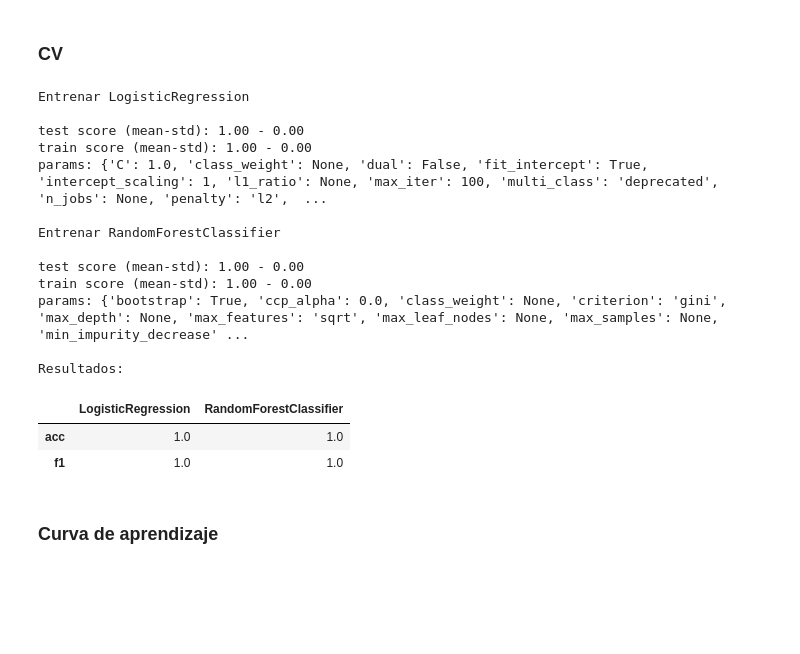
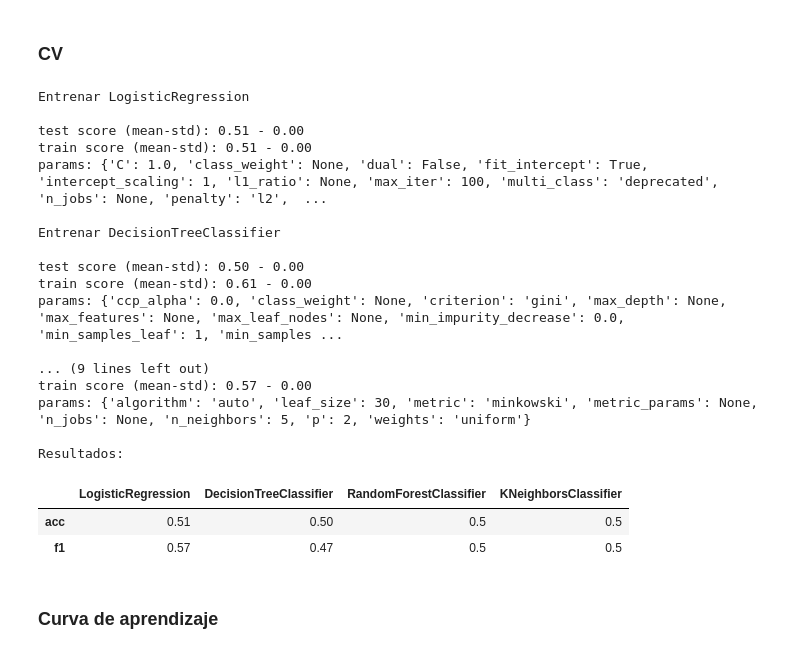
Before and after one commit to CarlosEsteve/Etapa3, a Jupyter notebook: src/Etapa_3.ipynb, the cells around one changed output. Saved outputs shown, nothing was run; the diff lists cells and outputs as text; code cells hidden in the pictures; blank space fills up the shorter version.

```diff
--- a/src/Etapa_3.ipynb
+++ b/src/Etapa_3.ipynb
@@ -1586,19 +2592,19 @@ Varianza de cada columna:
 # %%
-# Seleccionar características con varianza mayor a 5 o el valor que se desee, excluyendo target_column
+# # Seleccionar características con varianza mayor a 5 o el valor que se desee, excluyendo target_column
 
-from sklearn.feature_selection import VarianceThreshold
+# from sklearn.feature_selection import VarianceThreshold
 
 
-# Aplicar VarianceThreshold
-sel = VarianceThreshold(threshold=7)
-sel.fit(X)
+# # Aplicar VarianceThreshold
+# sel = VarianceThreshold(threshold=70000)
+# sel.fit(X)
 
-# Obtener las columnas que no son constantes
-no_constant_columns = X.columns[sel.get_support()]
-constant_columns = X.columns.drop(no_constant_columns)
+# # Obtener las columnas que no son constantes
+# no_constant_columns = X.columns[sel.get_support()]
+# constant_columns = X.columns.drop(no_constant_columns)
 
-print(headr("Columnas constantes:"), constant_columns)
+# print(headr("Columnas constantes:"), constant_columns)
 
-# Actualizar mantenimiento_const excluyendo las columnas constantes, pero manteniendo target_column
-mantenimiento_const = mantenimiento_df.drop(columns=[col for col in constant_columns if col != target_column])
-print(headr("Columnas finales:"), mantenimiento_const.columns)
+# # Actualizar mantenimiento_const excluyendo las columnas constantes, pero manteniendo target_column
+# mantenimiento_const = mantenimiento_df.drop(columns=[col for col in constant_columns if col != target_column])
+# print(headr("Columnas finales:"), mantenimiento_const.columns)
@@ -1616,5 +2612,5 @@ Columnas finales:
 ### Separamos el target
 # %%
 # Separar características y target
-X = mantenimiento_const.drop(target_column, axis=1)
-y = mantenimiento_const[target_column] # Se coje el target
+X = mantenimiento_const.drop(target_column, axis=1)     #df_mantenimiento.drop(target_column, axis=1)
+y = mantenimiento_dff[target_column] # Se coje el target
@@ -1670,12 +2670,11 @@ preprocessor = ColumnTransformer(
 
 pipelines = {
     "LogisticRegression": Pipeline([('preprocessor', preprocessor),('classifier', LogisticRegression())]),
-    "RandomForestClassifier": Pipeline([('preprocessor', preprocessor),('classifier', RandomForestClassifier(n_jobs=-1))]),
-    #"GradientBoostingClassifier": Pipeline([('preprocessor', preprocessor),('classifier', GradientBoostingClassifier())]),
-    #"DecisionTreeClassifier": Pipeline([('preprocessor', preprocessor),('classifier', DecisionTreeClassifier())]),
-    #"KNeighborsClassifier": Pipeline([('preprocessor', preprocessor),('classifier', KNeighborsClassifier())]),
+    "DecisionTreeClassifier": Pipeline([('preprocessor', preprocessor),('classifier', DecisionTreeClassifier())]),
+    "RandomForestClassifier": Pipeline([('preprocessor', preprocessor),('classifier', RandomForestClassifier())]),
+    "KNeighborsClassifier": Pipeline([('preprocessor', preprocessor),('classifier', KNeighborsClassifier())]),
     #"SVC": Pipeline([('preprocessor', preprocessor),('classifier', SVC())]),
-    #"GaussianNB": Pipeline([('preprocessor', preprocessor),('classifier', GaussianNB())]),
+    #"GradientBoostingClassifier": Pipeline([('preprocessor', preprocessor),('classifier', GradientBoostingClassifier(n_estimators=500))]),
 
 }
 # %% [markdown]
@@ -1692,37 +2691,41 @@ def cv_train(name, pipeline, cv):
     print("params:", pipeline.named_steps.get("classifier").get_params())
 
     y_pred = trained_model.predict(X_test)
-    f1 = f1_score(y_test, y_pred, pos_label='Correctivo')
+    f1 = f1_score(y_test, y_pred) #
 
     return {"acc": round(scores["test_score"].mean(), 2), "f1": round(f1, 2),}
 # %%
-cvss = ShuffleSplit(n_splits=5, test_size=0.1, random_state=42)
+cvss = ShuffleSplit(n_splits=5, test_size=0.2, random_state=42)
 
 results = {}
 
 for name, pipeline in pipelines.items():
     results[name] = cv_train(name, pipeline, cvss)
 
 print(headr("Resultados:"))
 results_df=pd.DataFrame(results)
 results_df
 # %% [output]
 Entrenar LogisticRegression
 
-test score (mean-std): 1.00 - 0.00
-train score (mean-std): 1.00 - 0.00
+test score (mean-std): 0.51 - 0.00
+train score (mean-std): 0.51 - 0.00
 params: {'C': 1.0, 'class_weight': None, 'dual': False, 'fit_intercept': True, 'intercept_scaling': 1, 'l1_ratio': None, 'max_iter': 100, 'multi_class': 'deprecated', 'n_jobs': None, 'penalty': 'l2',  ...
 
-Entrenar RandomForestClassifier
+Entrenar DecisionTreeClassifier
 
-test score (mean-std): 1.00 - 0.00
-train score (mean-std): 1.00 - 0.00
-params: {'bootstrap': True, 'ccp_alpha': 0.0, 'class_weight': None, 'criterion': 'gini', 'max_depth': None, 'max_features': 'sqrt', 'max_leaf_nodes': None, 'max_samples': None, 'min_impurity_decrease' ...
+test score (mean-std): 0.50 - 0.00
+train score (mean-std): 0.61 - 0.00
+params: {'ccp_alpha': 0.0, 'class_weight': None, 'criterion': 'gini', 'max_depth': None, 'max_features': None, 'max_leaf_nodes': None, 'min_impurity_decrease': 0.0, 'min_samples_leaf': 1, 'min_samples ...
+
+... (9 lines left out)
+train score (mean-std): 0.57 - 0.00
+params: {'algorithm': 'auto', 'leaf_size': 30, 'metric': 'minkowski', 'metric_params': None, 'n_jobs': None, 'n_neighbors': 5, 'p': 2, 'weights': 'uniform'}
 
 Resultados:
-|  | LogisticRegression | RandomForestClassifier |
-| acc | 1.0 | 1.0 |
-| f1 | 1.0 | 1.0 |
+|  | LogisticRegression | DecisionTreeClassifier | RandomForestClassifier | KNeighborsClassifier |
+| acc | 0.51 | 0.50 | 0.5 | 0.5 |
+| f1 | 0.57 | 0.47 | 0.5 | 0.5 |
 # %% [markdown]
 ### Curva de aprendizaje
 # %%
```
Also changed, not shown: parts of 130 cells of this notebook, 6 other files.
